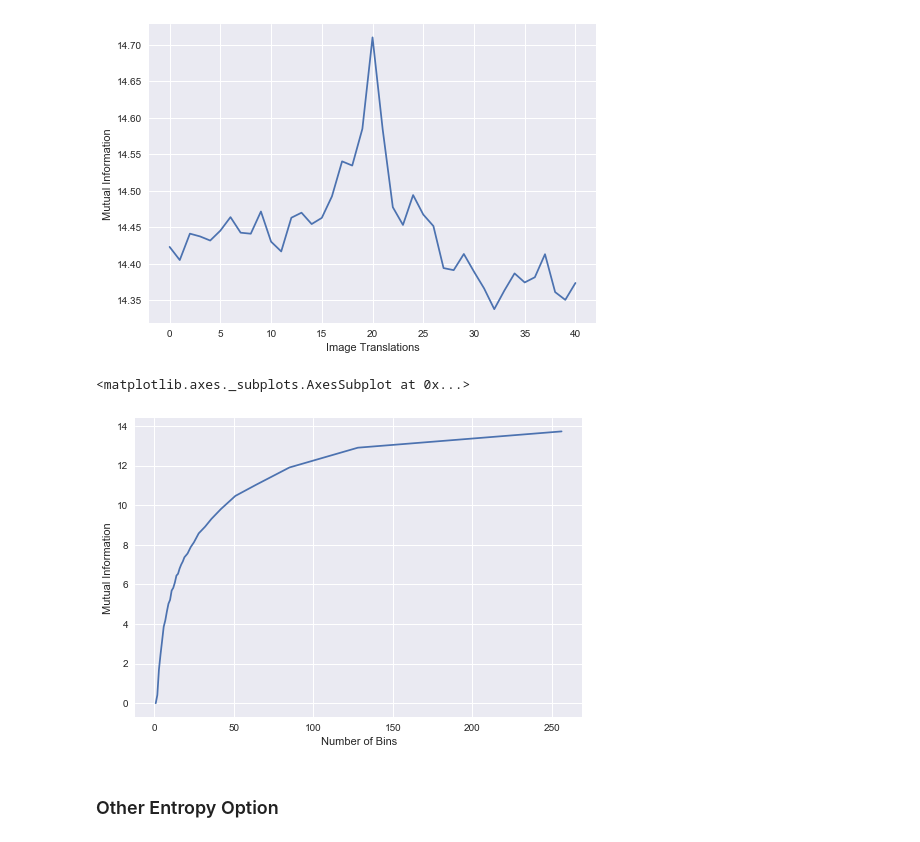
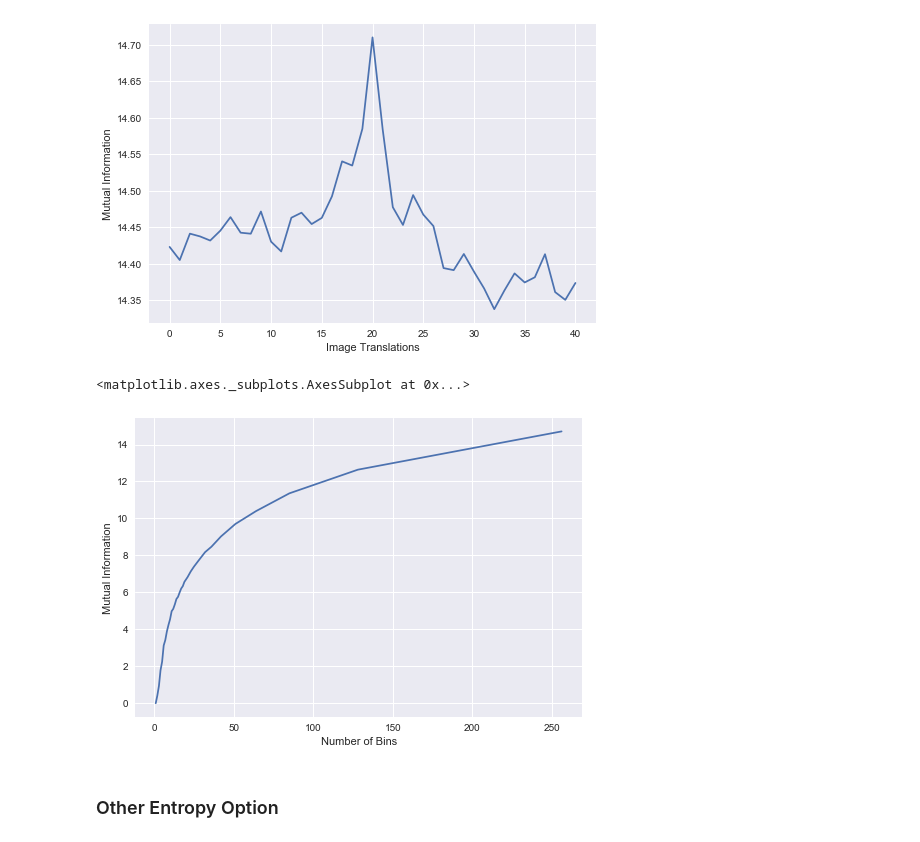
Before and after one commit to otmanesabir/ImgProc, a Jupyter notebook: Mutual Information/src/explore.ipynb, the cells around one changed output. Drawn from its saved outputs; the diff is of its cells as text; code cells hidden in the pictures.

```diff
--- a/Mutual Information/src/explore.ipynb
+++ b/Mutual Information/src/explore.ipynb
@@ -174,15 +174,15 @@ sns.lineplot([x for x in range(41)], mutualInfoCalc(balloon, 256))
 <matplotlib.axes._subplots.AxesSubplot at 0x...>
 [figure]
 # %%
-mis = binSizeChangeAlt(flower)
+mis = binSizeChangeAlt(balloon)
 x, y = zip(*(sorted(mis.items())))
 fig = plt.figure()
 plt.ylabel('Mutual Information')
 plt.xlabel('Number of Bins')
 sns.lineplot(x, y)
 # %% [output]
 <matplotlib.axes._subplots.AxesSubplot at 0x...>
-[figure, old version]
+[figure, new version]
 # %%
 # hist = np.histogram2d(np.asarray(r).flatten(), np.asarray(g).flatten(), bins=256)
 # img = Image.fromarray(hist[0], 'RGB')
```
